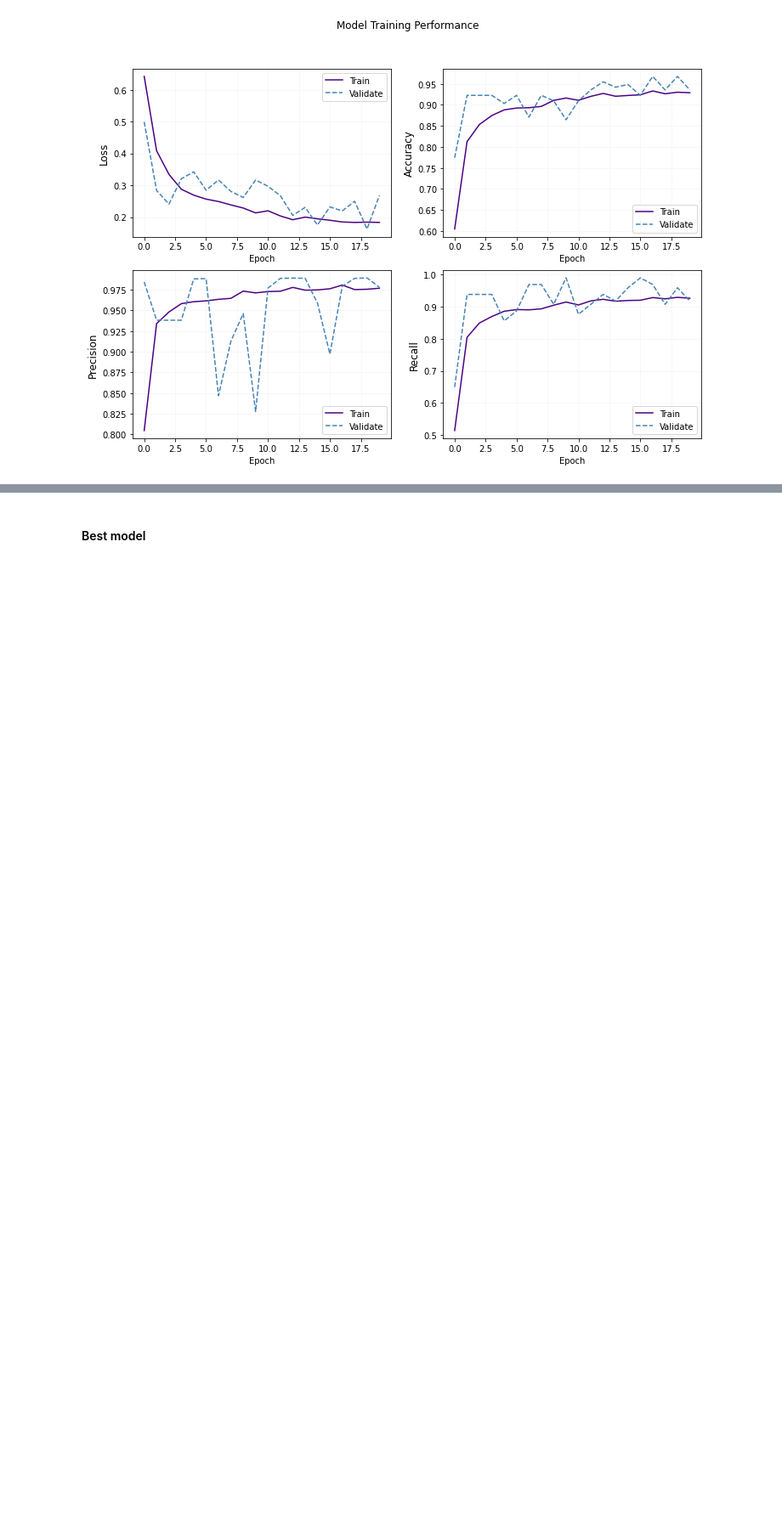
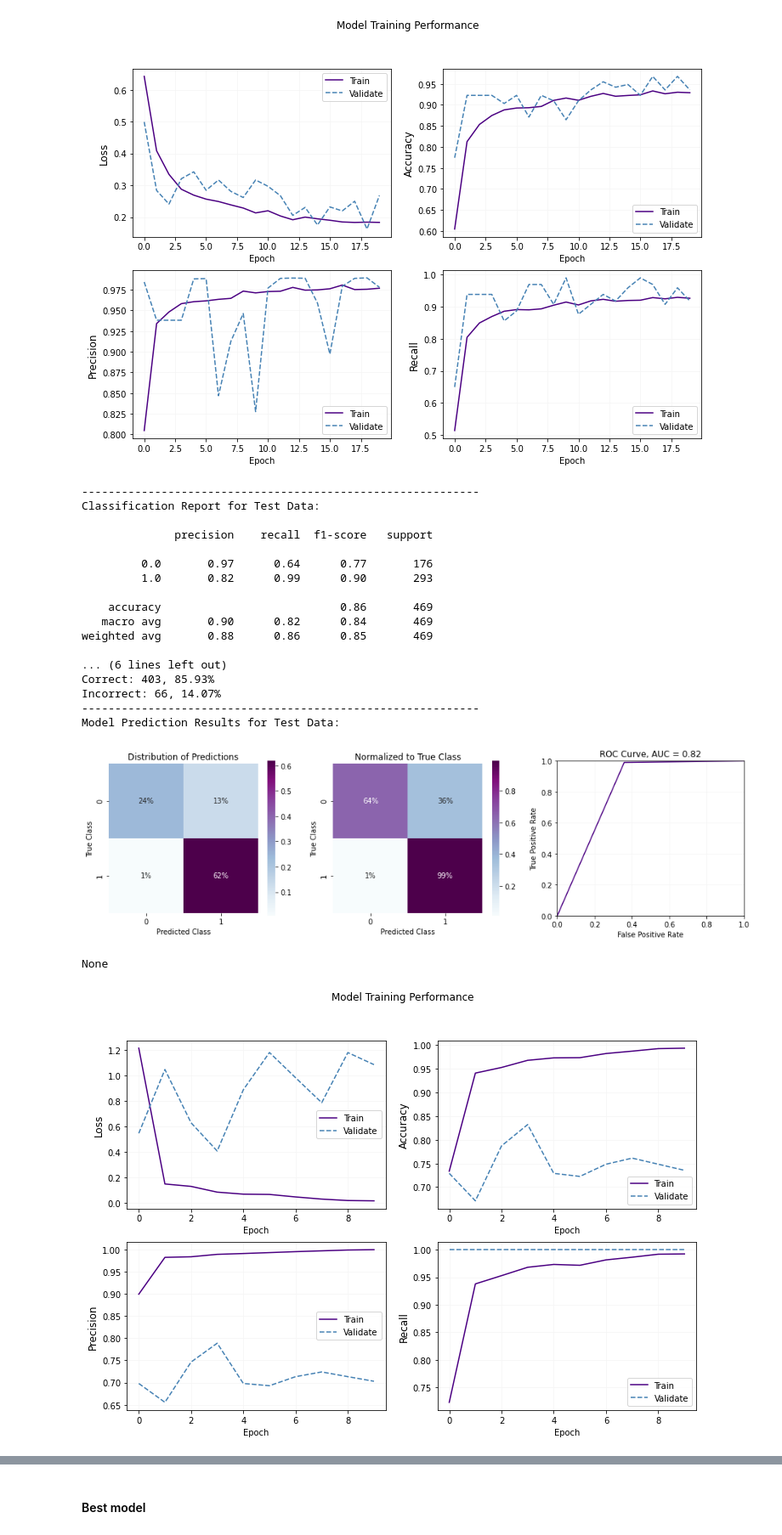
Before and after one commit to anna-dang/mod04-computer_vision_CNN, a Jupyter notebook: project_4_notebook.ipynb, the cells around one changed output, grey strips where cells are left out. Shown at 85% size. Drawn from its saved outputs; the diff is of its cells as text; code cells hidden in the pictures; blank space fills up the shorter version.

```diff
--- a/project_4_notebook.ipynb
+++ b/project_4_notebook.ipynb
@@ -134,10 +146,12 @@ def plot_raw_images(norm_imgs, pneu_imgs, samples):
     fig, axes = plt.subplots(nrows=2, ncols=samples, figsize=(25, 30))
     for i, img in enumerate(norm_imgs):
         axes[0, i].imshow(cv2.imread(train_path + '/NORMAL/' + img))
-        axes[0, i].set_title(f"Normal Lungs, {i + 1}")
+        axes[0, i].set_title(f"Normal Lungs")
+        axes[0, i].axis("off")
     for i, img in enumerate(pneu_imgs):
         axes[1, i].imshow(cv2.imread(train_path + '/PNEUMONIA/' + img))
-        axes[1, i].set_title(f"Pnuemonia Lungs, {i + 1}")
+        axes[1, i].set_title(f"Pnuemonia Lungs")
+        axes[1, i].axis("off")
     plt.subplots_adjust(bottom=0.3, top=0.6, hspace=0)
     plt.show()
 
@@ -168,7 +182,7 @@ def plot_metrics(history, df=False):
 
 
 
-def plot_metrics_DF(history_df):
+def plot_history_df(history_df):
     """ Input model history Data Frame,
         Return visualizations for pre-defined metrics.
         Option to return training history DataFrame."""
@@ -178,9 +192,9 @@ def plot_metrics_DF(history_df):
     for n, metric in enumerate(metrics):
         name = metric.replace("_"," ").capitalize()
         plt.subplot(2,2,n+1)
-        plt.plot(history.epoch, history.history[metric], color='indigo',
+        plt.plot(history_df[metric], color='indigo',
                  label='Train', zorder=3);
-        plt.plot(history.epoch, history.history['val_'+metric], color='steelblue',
+        plt.plot(history_df['val_'+metric], color='steelblue',
                  label='Validate', linestyle="--", zorder=5);
         plt.grid(color='whitesmoke', zorder=0)
         plt.xlabel('Epoch')
@@ -195,6 +209,7 @@ def evaluate_model(model, images, labels, return_preds=False, norm_type='true'):
     """ Given model and predictors/labels, returns model performance evaluation
         as Classification Report Table and two confusion matrices (one with
         prediction class distribution and one normalized (default: 'true').
+        Also returns a ROC curve with AUC measurement.
 
         Optional: return predicted labels."""
 
@@ -1261,15 +1277,37 @@ Model Prediction Results for Test Data:
 None
 [figure]
 # %%
-# # Load model, history
-# cnn5_aug = load_model(project_path +'cnn5_aug')
-# history5_aug_df = pd.read_csv(project_path + 'history2_df.csv')
-# plot_history_df(history5_aug_df)
+# Load model, history
+cnn5_aug = load_model(project_path +'cnn5_aug')
+history5_aug_df = pd.read_csv(project_path + 'history2_df.csv')
+display(evaluate_model(cnn5_aug, test_images, test_labels))
+plot_history_df(history5_aug_df)
 
 # # Evaluate model performance
 # display(evaluate_model(cnn5_aug, test_images, test_labels))
 # history5_aug_df = plot_metrics(history5_aug_df, df=True)
 
 # To save model and model.history as a DataFrame
 # cnn5_aug.save(project_path +'cnn5_aug')
 # history5_aug_df.to_csv(project_path+'history5_aug_df.csv', index=False)
+# %% [output]
+------------------------------------------------------------
+Classification Report for Test Data:
+
+              precision    recall  f1-score   support
+
+         0.0       0.97      0.64      0.77       176
+         1.0       0.82      0.99      0.90       293
+
+    accuracy                           0.86       469
+   macro avg       0.90      0.82      0.84       469
+weighted avg       0.88      0.86      0.85       469
+
+... (6 lines left out)
+Correct: 403, 85.93%
+Incorrect: 66, 14.07%
+------------------------------------------------------------
+Model Prediction Results for Test Data:
+[figure, added]
+None
+[figure, added]
```
Also changed, not shown: parts of 43 cells of this notebook.
